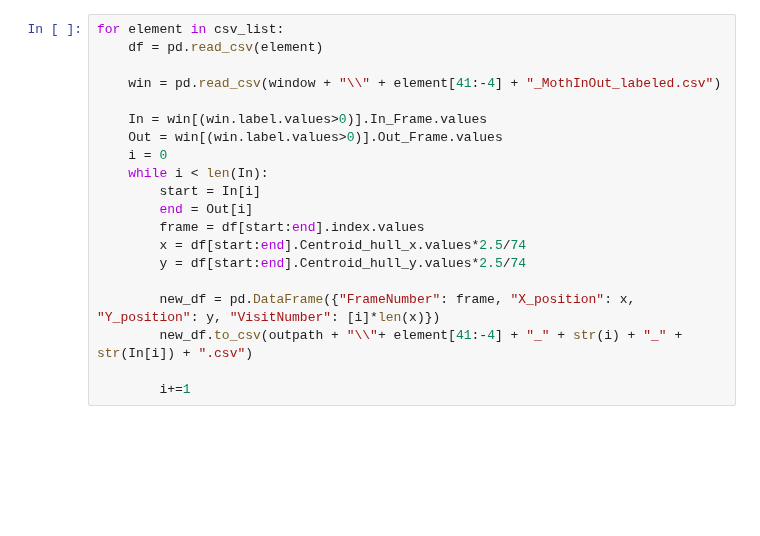
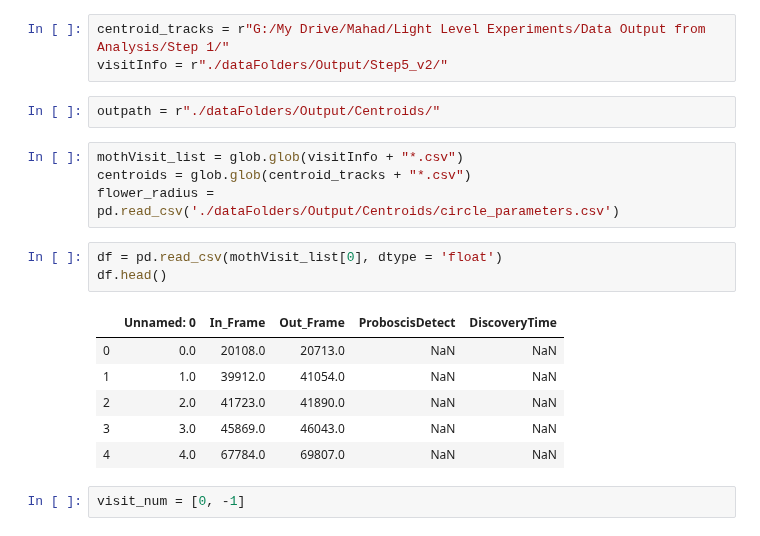
Before and after one commit to itsMahad/ManducaMultiSenseFeeding, a Jupyter notebook: Step7_CentroidsForRelevantFrames.ipynb, the cells around one changed output. Saved outputs shown, nothing was run; the diff lists cells and outputs as text; blank space fills up the shorter version.

Commit message:
RedonePickingOutCentroidsAddedCircleAnalysis

```diff
--- a/Step7_CentroidsForRelevantFrames.ipynb
+++ b/Step7_CentroidsForRelevantFrames.ipynb
@@ -37,20 +14,21 @@ new_df
-# %%
-for element in csv_list:
-    df = pd.read_csv(element)
-
-    win = pd.read_csv(window + "\\" + element[41:-4] + "_MothInOut_labeled.csv")
-
-    In = win[(win.label.values>0)].In_Frame.values
-    Out = win[(win.label.values>0)].Out_Frame.values
-    i = 0
-    while i < len(In):
-        start = In[i]
-        end = Out[i]
-        frame = df[start:end].index.values
-        x = df[start:end].Centroid_hull_x.values*2.5/74
-        y = df[start:end].Centroid_hull_y.values*2.5/74
-
-        new_df = pd.DataFrame({"FrameNumber": frame, "X_position": x, "Y_position": y, "VisitNumber": [i]*len(x)})
-        new_df.to_csv(outpath + "\\"+ element[41:-4] + "_" + str(i) + "_" + str(In[i]) + ".csv")
-
-        i+=1
+# %%
+centroid_tracks = r"G:/My Drive/Mahad/Light Level Experiments/Data Output from Analysis/Step 1/"
+visitInfo = r"./dataFolders/Output/Step5_v2/"
+# %%
+outpath = r"./dataFolders/Output/Centroids/"
+# %%
+mothVisit_list = glob.glob(visitInfo + "*.csv")
+centroids = glob.glob(centroid_tracks + "*.csv")
+flower_radius = pd.read_csv('./dataFolders/Output/Centroids/circle_parameters.csv')
+# %%
+df = pd.read_csv(mothVisit_list[0], dtype = 'float')
+df.head()
+# %% [output]
+|  | Unnamed: 0 | In_Frame | Out_Frame | ProboscisDetect | DiscoveryTime |
+| 0 | 0.0 | 20108.0 | 20713.0 | NaN | NaN |
+| 1 | 1.0 | 39912.0 | 41054.0 | NaN | NaN |
+| 2 | 2.0 | 41723.0 | 41890.0 | NaN | NaN |
+| 3 | 3.0 | 45869.0 | 46043.0 | NaN | NaN |
+| 4 | 4.0 | 67784.0 | 69807.0 | NaN | NaN |
+# %%
+visit_num = [0, -1]
```
Also changed, not shown: parts of 6 cells of this notebook, 2 other files.
